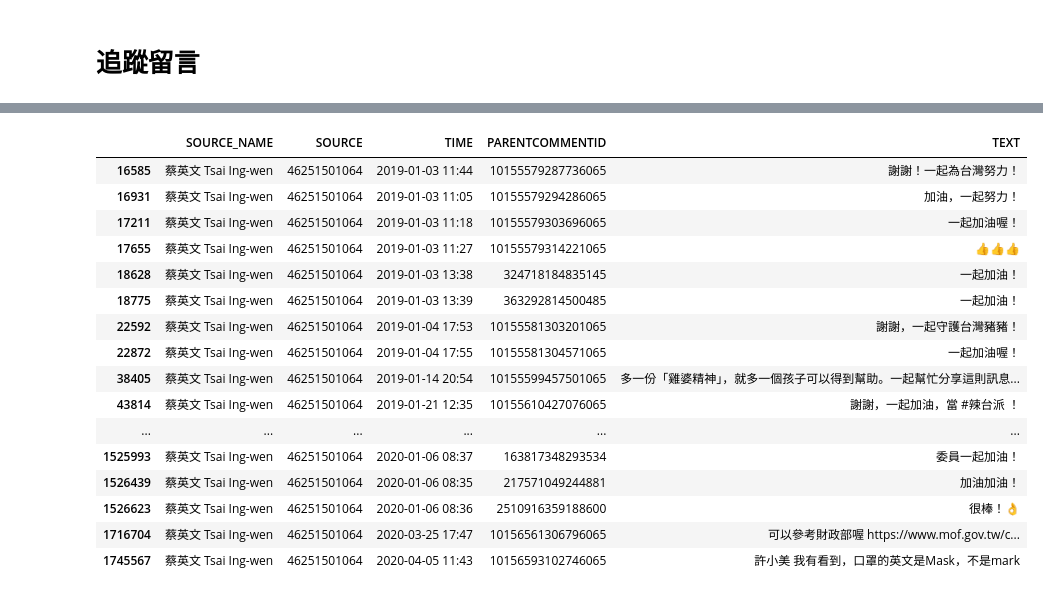
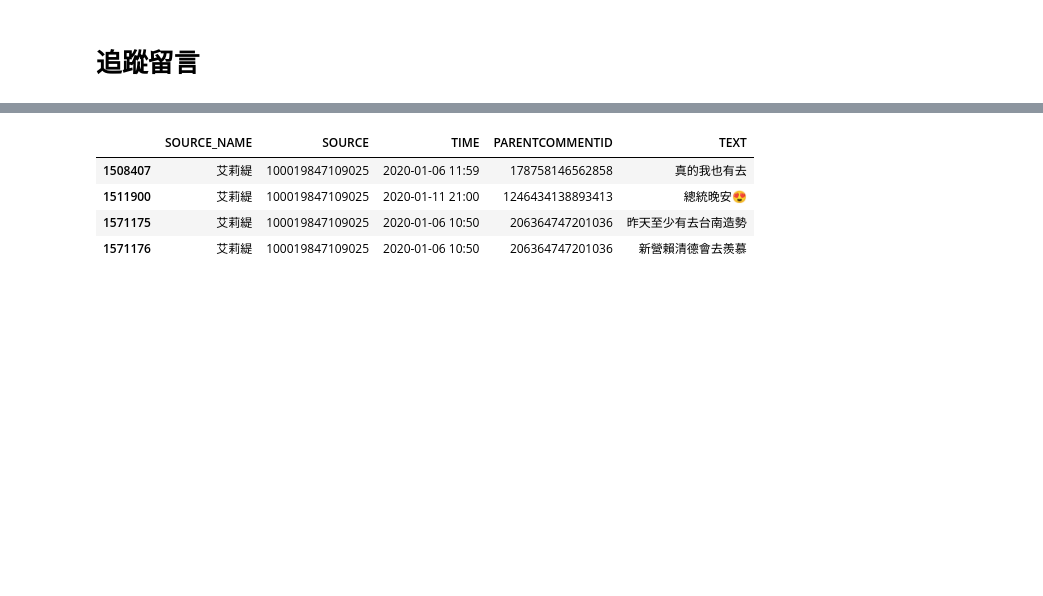
Before and after one commit to tlyu0419/FindAndMeetKOLs, a Jupyter notebook: 總統大選的社群網絡分析.ipynb, the cells around one changed output, grey strips where cells are left out. Saved outputs shown, nothing was run; the diff lists cells and outputs as text; code cells hidden in the pictures; blank space fills up the shorter version.

```diff
--- a/總統大選的社群網絡分析.ipynb
+++ b/總統大選的社群網絡分析.ipynb
@@ -1011,22 +1019,10 @@ Replies202003.pkl (75284, 5)
 Replies202004.pkl (22647, 5)
 (1690033, 5)
 # %%
-Replies.loc[Replies['SOURCE_NAME']=='蔡英文 Tsai Ing-wen',:]
+Replies.loc[Replies['SOURCE_NAME']=='艾莉緹',:]
 # %% [output]
 |  | SOURCE_NAME | SOURCE | TIME | PARENTCOMMENTID | TEXT |
-| 16585 | 蔡英文 Tsai Ing-wen | 46251501064 | 2019-01-03 11:44 | 10155579287736065 | 謝謝！一起為台灣努力！ |
-| 16931 | 蔡英文 Tsai Ing-wen | 46251501064 | 2019-01-03 11:05 | 10155579294286065 | 加油，一起努力！ |
-| 17211 | 蔡英文 Tsai Ing-wen | 46251501064 | 2019-01-03 11:18 | 10155579303696065 | 一起加油喔！ |
-| 17655 | 蔡英文 Tsai Ing-wen | 46251501064 | 2019-01-03 11:27 | 10155579314221065 | 👍👍👍 |
-| 18628 | 蔡英文 Tsai Ing-wen | 46251501064 | 2019-01-03 13:38 | 324718184835145 | 一起加油！ |
-| 18775 | 蔡英文 Tsai Ing-wen | 46251501064 | 2019-01-03 13:39 | 363292814500485 | 一起加油！ |
-| 22592 | 蔡英文 Tsai Ing-wen | 46251501064 | 2019-01-04 17:53 | 10155581303201065 | 謝謝，一起守護台灣豬豬！ |
-| 22872 | 蔡英文 Tsai Ing-wen | 46251501064 | 2019-01-04 17:55 | 10155581304571065 | 一起加油喔！ |
-| 38405 | 蔡英文 Tsai Ing-wen | 46251501064 | 2019-01-14 20:54 | 10155599457501065 | 多一份「雞婆精神」，就多一個孩子可以得到幫助。一起幫忙分享這則訊息... |
-| 43814 | 蔡英文 Tsai Ing-wen | 46251501064 | 2019-01-21 12:35 | 10155610427076065 | 謝謝，一起加油，當 #辣台派 ！ |
-| ... | ... | ... | ... | ... | ... |
-| 1525993 | 蔡英文 Tsai Ing-wen | 46251501064 | 2020-01-06 08:37 | 163817348293534 | 委員一起加油！ |
-| 1526439 | 蔡英文 Tsai Ing-wen | 46251501064 | 2020-01-06 08:35 | 217571049244881 | 加油加油！ |
-| 1526623 | 蔡英文 Tsai Ing-wen | 46251501064 | 2020-01-06 08:36 | 2510916359188600 | 很棒！👌 |
-| 1716704 | 蔡英文 Tsai Ing-wen | 46251501064 | 2020-03-25 17:47 | 10156561306796065 | 可以參考財政部喔 https://www.mof.gov.tw/c... |
-| 1745567 | 蔡英文 Tsai Ing-wen | 46251501064 | 2020-04-05 11:43 | 10156593102746065 | 許小美 我有看到，口罩的英文是Mask，不是mark |
+| 1508407 | 艾莉緹 | 100019847109025 | 2020-01-06 11:59 | 178758146562858 | 真的我也有去 |
+| 1511900 | 艾莉緹 | 100019847109025 | 2020-01-11 21:00 | 1246434138893413 | 總統晚安😍 |
+| 1571175 | 艾莉緹 | 100019847109025 | 2020-01-06 10:50 | 206364747201036 | 昨天至少有去台南造勢 |
+| 1571176 | 艾莉緹 | 100019847109025 | 2020-01-06 10:50 | 206364747201036 | 新營賴清德會去羨慕 |
```
Also changed, not shown: parts of 33 cells of this notebook.
